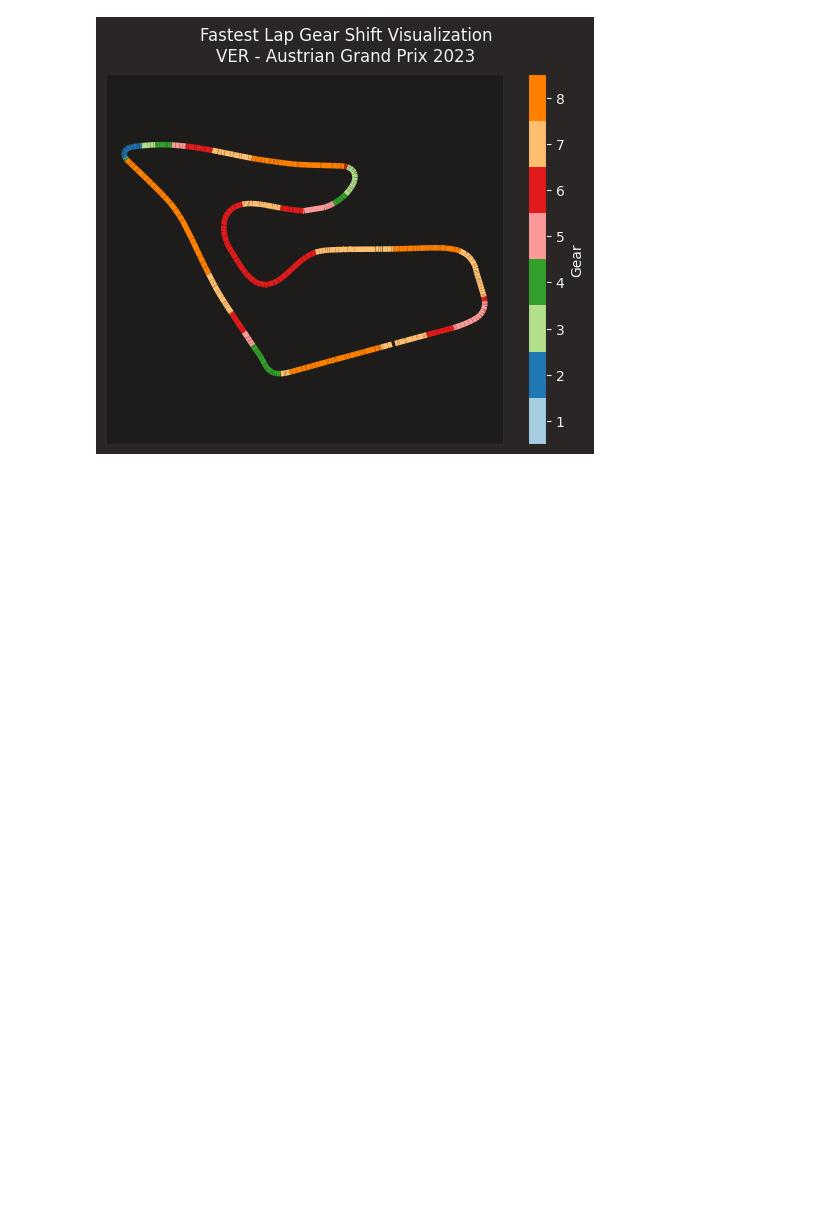
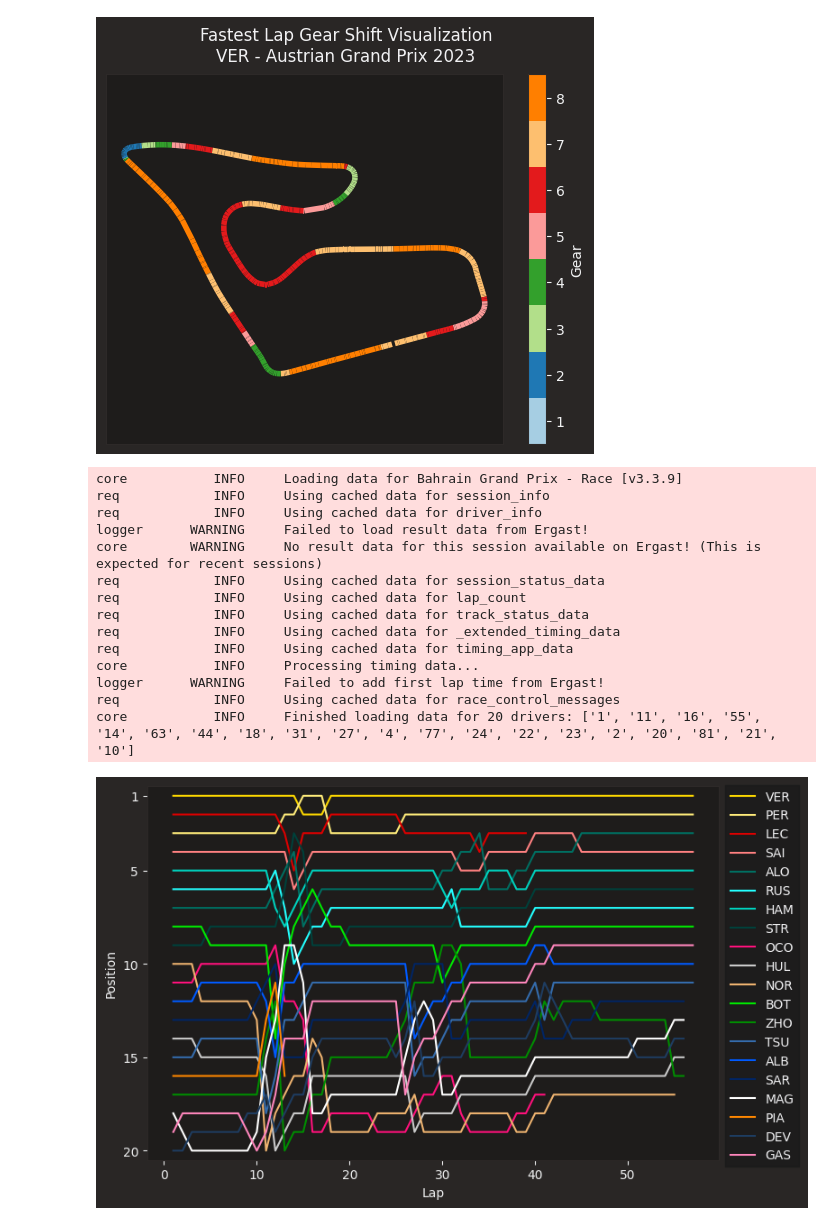
Before and after one commit to alehxs/fastf1-test, a Jupyter notebook: fastf1.ipynb, the cells around one changed output. Saved outputs shown, nothing was run; the diff lists cells and outputs as text; code cells hidden in the pictures; blank space fills up the shorter version.

Commit message:
test position graph

```diff
--- a/fastf1.ipynb
+++ b/fastf1.ipynb
@@ -272,3 +272,66 @@ _api           INFO     Fetching race control messages...
 req            INFO     Data has been written to cache!
 core           INFO     Finished loading data for 20 drivers: ['1', '16', '55', '4', '44', '18', '14', '27', '10', '23', '63', '31', '81', '77', '11', '22', '24', '2', '20', '21']
 [figure]
+# %%
+
+
+import matplotlib.pyplot as plt
+
+import fastf1.plotting
+
+
+fastf1.plotting.setup_mpl(misc_mpl_mods=False)
+
+##############################################################################
+# Load the session and create the plot
+session = fastf1.get_session(2023, 1, 'R')
+session.load(telemetry=False, weather=False)
+
+fig, ax = plt.subplots(figsize=(8.0, 4.9))
+# sphinx_gallery_defer_figures
+
+##############################################################################
+# For each driver, get their three letter abbreviation (e.g. 'HAM') by simply
+# using the value of the first lap, get their color and then plot their
+# position over the number of laps.
+for drv in session.drivers:
+    drv_laps = session.laps.pick_driver(drv)
+
+    abb = drv_laps['Driver'].iloc[0]
+    color = fastf1.plotting.driver_color(abb)
+
+    ax.plot(drv_laps['LapNumber'], drv_laps['Position'],
+            label=abb, color=color)
+# sphinx_gallery_defer_figures
+
+##############################################################################
+# Finalize the plot by setting y-limits that invert the y-axis so that position
+# one is at the top, set custom tick positions and axis labels.
+ax.set_ylim([20.5, 0.5])
+ax.set_yticks([1, 5, 10, 15, 20])
+ax.set_xlabel('Lap')
+ax.set_ylabel('Position')
+# sphinx_gallery_defer_figures
+
+##############################################################################
+# Because this plot is very crowed, add the legend outside the plot area.
+ax.legend(bbox_to_anchor=(1.0, 1.02))
+plt.tight_layout()
+
+plt.show()
+# %% [output]
+core           INFO     Loading data for Bahrain Grand Prix - Race [v3.3.9]
+req            INFO     Using cached data for session_info
+req            INFO     Using cached data for driver_info
+logger      WARNING     Failed to load result data from Ergast!
+core        WARNING     No result data for this session available on Ergast! (This is expected for recent sessions)
+req            INFO     Using cached data for session_status_data
+req            INFO     Using cached data for lap_count
+req            INFO     Using cached data for track_status_data
+req            INFO     Using cached data for _extended_timing_data
+req            INFO     Using cached data for timing_app_data
+core           INFO     Processing timing data...
+logger      WARNING     Failed to add first lap time from Ergast!
+req            INFO     Using cached data for race_control_messages
+core           INFO     Finished loading data for 20 drivers: ['1', '11', '16', '55', '14', '63', '44', '18', '31', '27', '4', '77', '24', '22', '23', '2', '20', '81', '21', '10']
+[figure, added]
```
